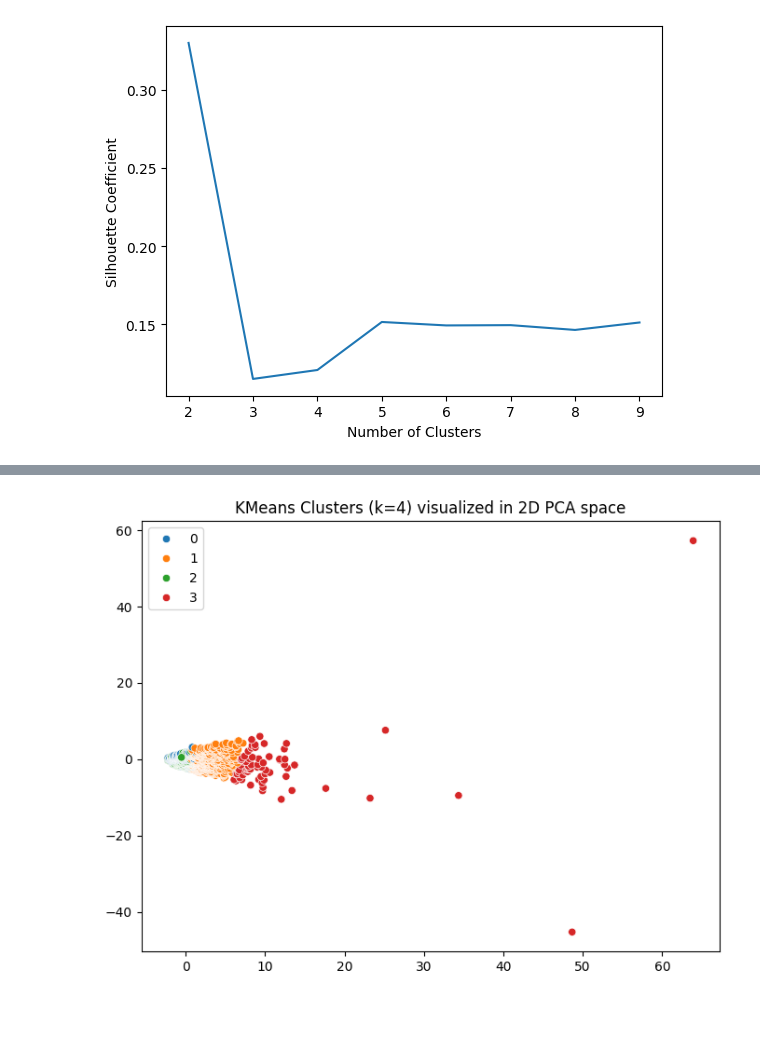
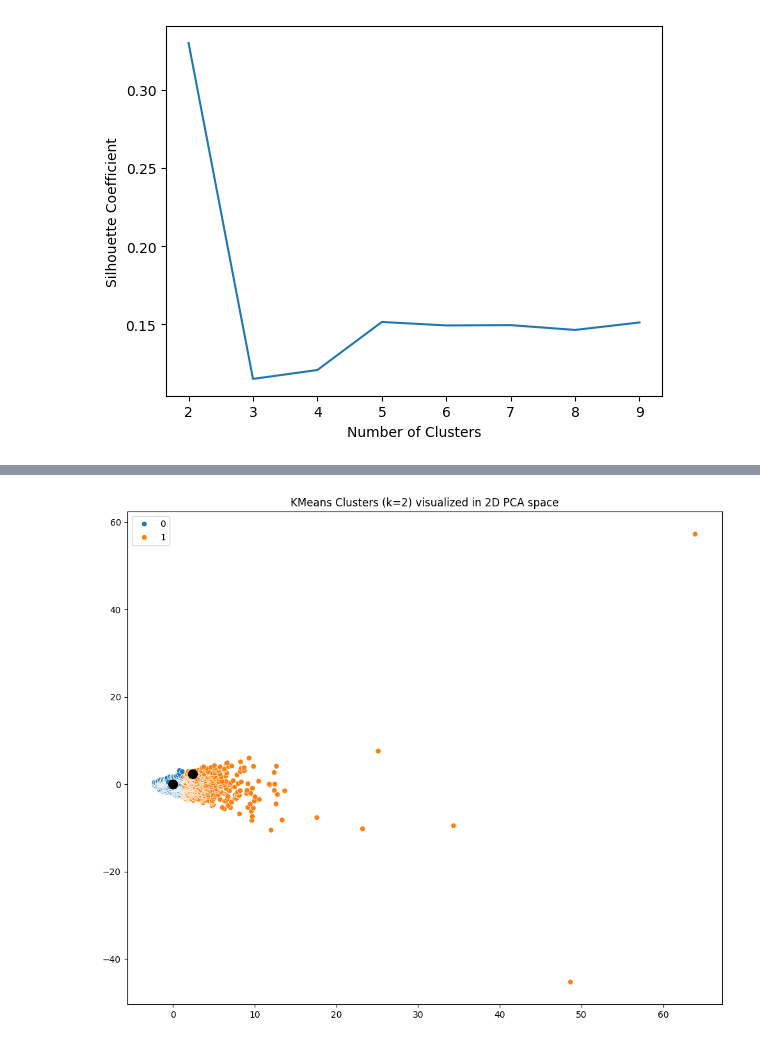
Before and after one commit to Clem-prog/AFL2-ML, a Jupyter notebook: AFL2_ML.ipynb, the cells around one changed output, grey strips where cells are left out. Drawn from its saved outputs; the diff is of its cells as text; code cells hidden in the pictures; blank space fills up the shorter version.

```diff
--- a/AFL2_ML.ipynb
+++ b/AFL2_ML.ipynb
@@ -178,27 +178,23 @@ scaled_df.head()
 # %% [markdown]
 ## K-means algorithm
 # %%
-# --- Make sure you have these imports ---
 import numpy as np
 from sklearn.cluster import KMeans
 from scipy.spatial.distance import cdist
 
-# --- Here is the corrected code ---
 distortions = []
 inertias = []
 mapping1 = {}
 mapping2 = {}
-K = range(2, 10)
+K = range(1, 11)
 
 for k in K:
-    # Changed scaled_data to scaled_df
     kmeanmodel = KMeans(n_clusters=k, random_state=42).fit(scaled_df)
 
     distortions.append(
         sum(
-            # Changed scaled_data to scaled_df
             np.min(cdist(scaled_df, kmeanmodel.cluster_centers_, 'euclidean'), axis=1)
-        ) / scaled_df.shape[0] # Changed scaled_data to scaled_df
+        ) / scaled_df.shape[0]
     )
     inertias.append(kmeanmodel.inertia_)
     mapping1[k] = distortions[-1]
@@ -245,7 +243,7 @@ plt.ylabel("Silhouette Coefficient")
 Text(0, 0.5, 'Silhouette Coefficient')
 [figure]
 # %%
-final_k = 4
+final_k = 2
 
 kmeans_final = KMeans(n_clusters=final_k, init='k-means++', n_init=10, random_state=42)
 kmeans_final.fit(scaled_df)
@@ -254,11 +252,8 @@ df.dropna(subset=['latitude', 'longitude'], inplace=True)
 
 cluster_labels = kmeans_final.labels_
 rent_df_analyzed = df.copy()
+rent_df_analyzed = rent_df_encoded.copy()
 rent_df_analyzed['cluster'] = cluster_labels
 
-grouped = rent_df_analyzed.groupby('cluster')
-for cluster_id, group in grouped:
-    group.to_csv(f'apartments_cluster_{cluster_id}.csv', index=False)
-
-# Also save a single CSV with all rows ordered by cluster
-rent_df_analyzed.sort_values('cluster').to_csv('apartments_by_cluster_all.csv', index=False)
+print(f"--- Analysis of {final_k} Clusters ---")
+print(rent_df_analyzed.groupby('cluster').mean())
@@ -265,10 +280,12 @@ rent_df_analyzed.sort_values('cluster').to_csv('apartments_by_cluster_all.csv',
 # %%
 pca = PCA(n_components=2)
 pca_result = pca.fit_transform(scaled_df)
 
-plt.figure(figsize=(8,6))
+plt.figure(figsize=(12,10))
 sns.scatterplot(x=pca_result[:,0], y=pca_result[:,1], hue=cluster_labels, palette='tab10')
+plt.scatter(kmeans_final.cluster_centers_[:, 0], kmeans_final.cluster_centers_[:, 1], s=100, c='black')
+
 plt.title(f'KMeans Clusters (k={final_k}) visualized in 2D PCA space')
 plt.show()
 # %% [output]
-[figure, old version]
+[figure, new version]
```
Also changed, not shown: parts of 5 cells of this notebook, 2 other files.
